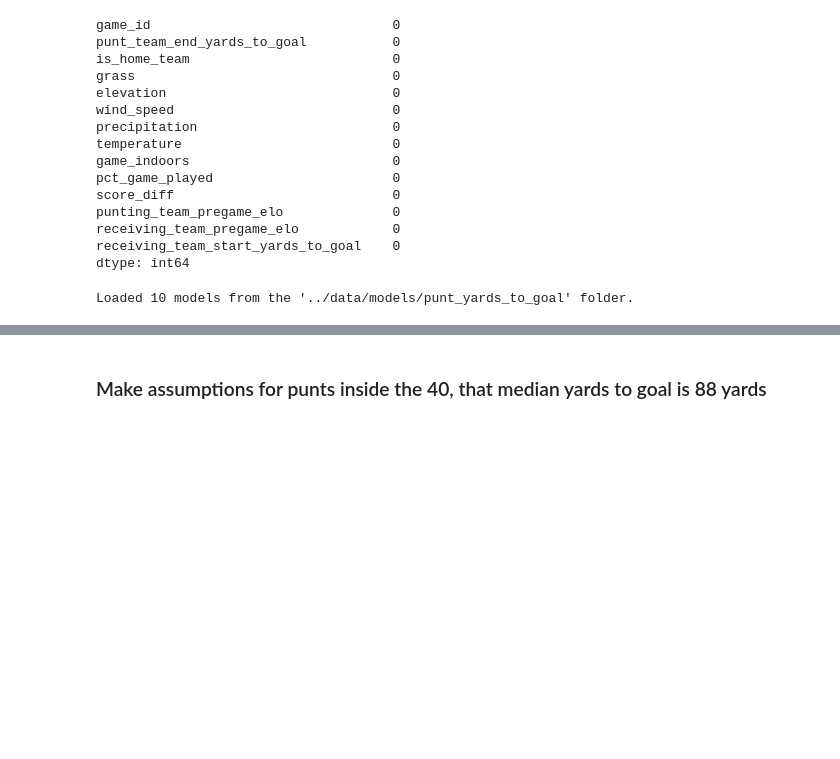
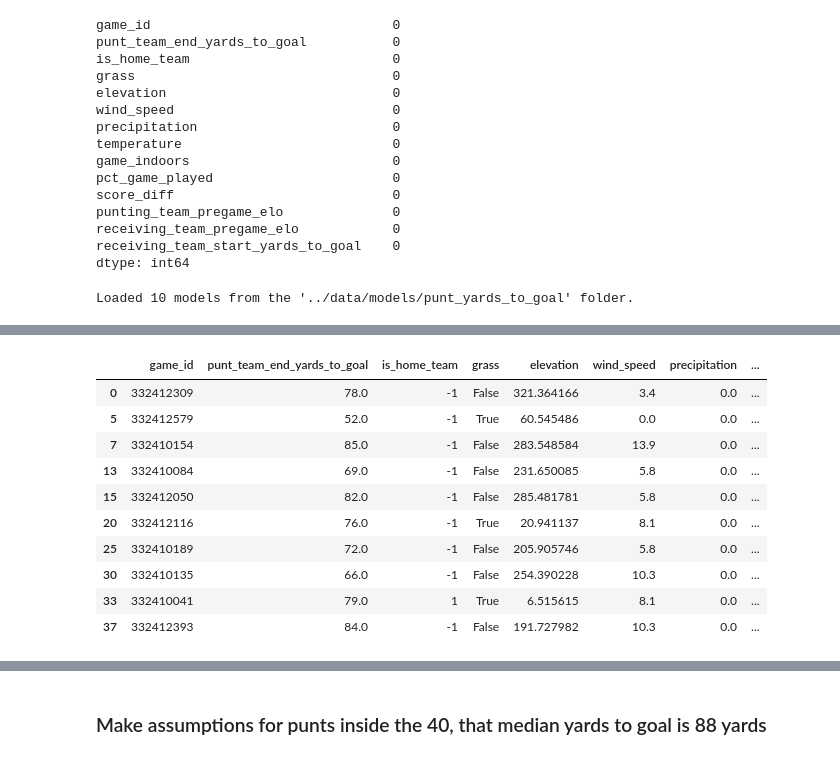
Before and after one commit to lneuendorf/4th-down-models, a Jupyter notebook: notebooks/punt_return_model.ipynb, the cells around one changed output, grey strips where cells are left out. Drawn from its saved outputs; the diff is of its cells as text; code cells hidden in the pictures; blank space fills up the shorter version.

```diff
--- a/notebooks/punt_return_model.ipynb
+++ b/notebooks/punt_return_model.ipynb
@@ -846,0 +846,14 @@ plt.show()
+# %%
+data.drop_duplicates(['game_id']).head(10)
+# %% [output]
+|  | game_id | punt_team_end_yards_to_goal | is_home_team | grass | elevation | wind_speed | precipitation | ... |
+| 0 | 332412309 | 78.0 | -1 | False | 321.364166 | 3.4 | 0.0 | ... |
+| 5 | 332412579 | 52.0 | -1 | True | 60.545486 | 0.0 | 0.0 | ... |
+| 7 | 332410154 | 85.0 | -1 | False | 283.548584 | 13.9 | 0.0 | ... |
+| 13 | 332410084 | 69.0 | -1 | False | 231.650085 | 5.8 | 0.0 | ... |
+| 15 | 332412050 | 82.0 | -1 | False | 285.481781 | 5.8 | 0.0 | ... |
+| 20 | 332412116 | 76.0 | -1 | True | 20.941137 | 8.1 | 0.0 | ... |
+| 25 | 332410189 | 72.0 | -1 | False | 205.905746 | 5.8 | 0.0 | ... |
+| 30 | 332410135 | 66.0 | -1 | False | 254.390228 | 10.3 | 0.0 | ... |
+| 33 | 332410041 | 79.0 | 1 | True | 6.515615 | 8.1 | 0.0 | ... |
+| 37 | 332412393 | 84.0 | -1 | False | 191.727982 | 10.3 | 0.0 | ... |
```
Also changed, not shown: parts of 7 cells of this notebook.
